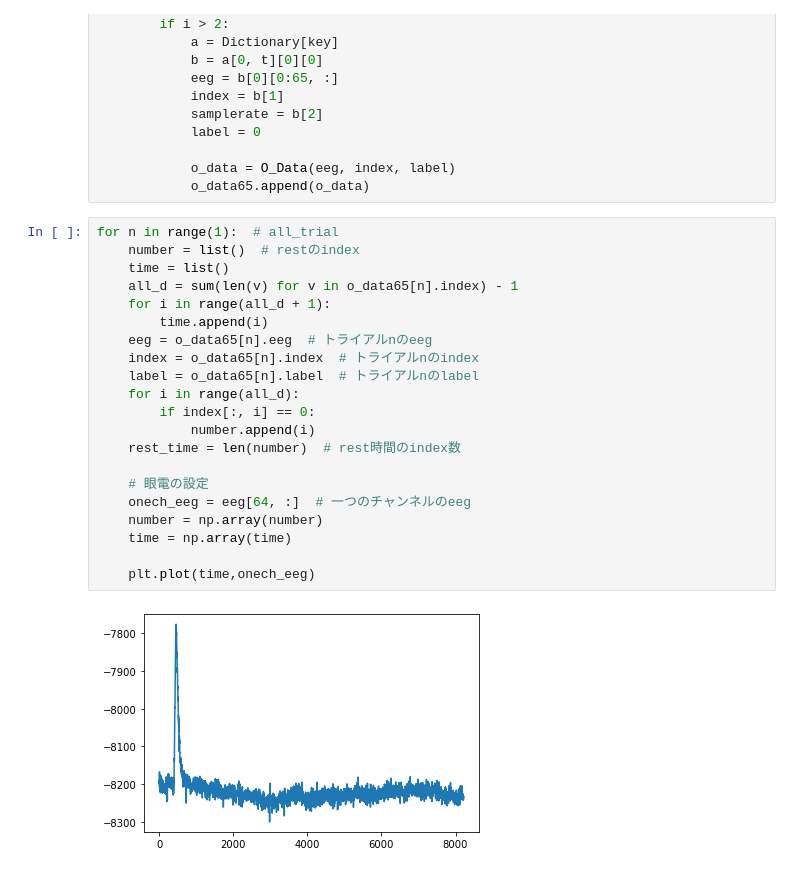
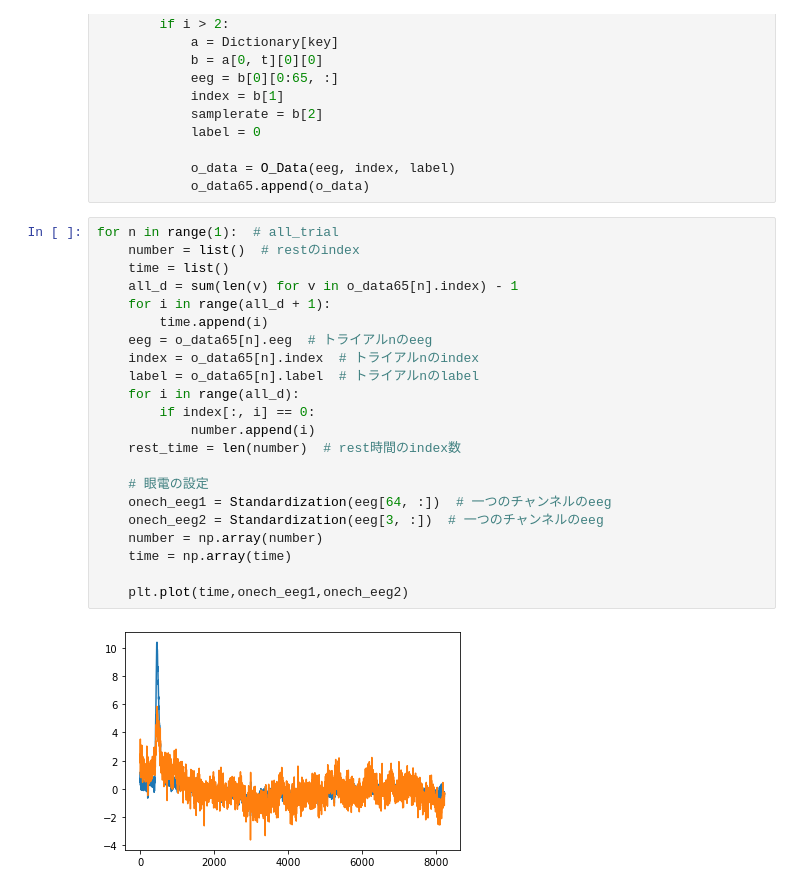
Before and after one commit to yamamoto-numblab/valiavleICA, a Jupyter notebook: ICA_mne.ipynb, the cells around one changed output. Cells and saved outputs as stored; diff of their text form.

```diff
--- a/ICA_mne.ipynb
+++ b/ICA_mne.ipynb
@@ -62,23 +53,24 @@ for t in range(trial_num):
 # %%
 for n in range(1):  # all_trial
     number = list()  # restのindex
     time = list()
     all_d = sum(len(v) for v in o_data65[n].index) - 1
     for i in range(all_d + 1):
         time.append(i)
     eeg = o_data65[n].eeg  # トライアルnのeeg
     index = o_data65[n].index  # トライアルnのindex
     label = o_data65[n].label  # トライアルnのlabel
     for i in range(all_d):
         if index[:, i] == 0:
             number.append(i)
     rest_time = len(number)  # rest時間のindex数
 
     # 眼電の設定
-    onech_eeg = eeg[64, :]  # 一つのチャンネルのeeg
+    onech_eeg1 = Standardization(eeg[64, :])  # 一つのチャンネルのeeg
+    onech_eeg2 = Standardization(eeg[3, :])  # 一つのチャンネルのeeg
     number = np.array(number)
     time = np.array(time)
 
-    plt.plot(time,onech_eeg)
+    plt.plot(time,onech_eeg1,onech_eeg2)
 # %% [output]
-[figure, old version]
+[figure, new version]
```
Also changed, not shown: parts of 7 cells of this notebook.
